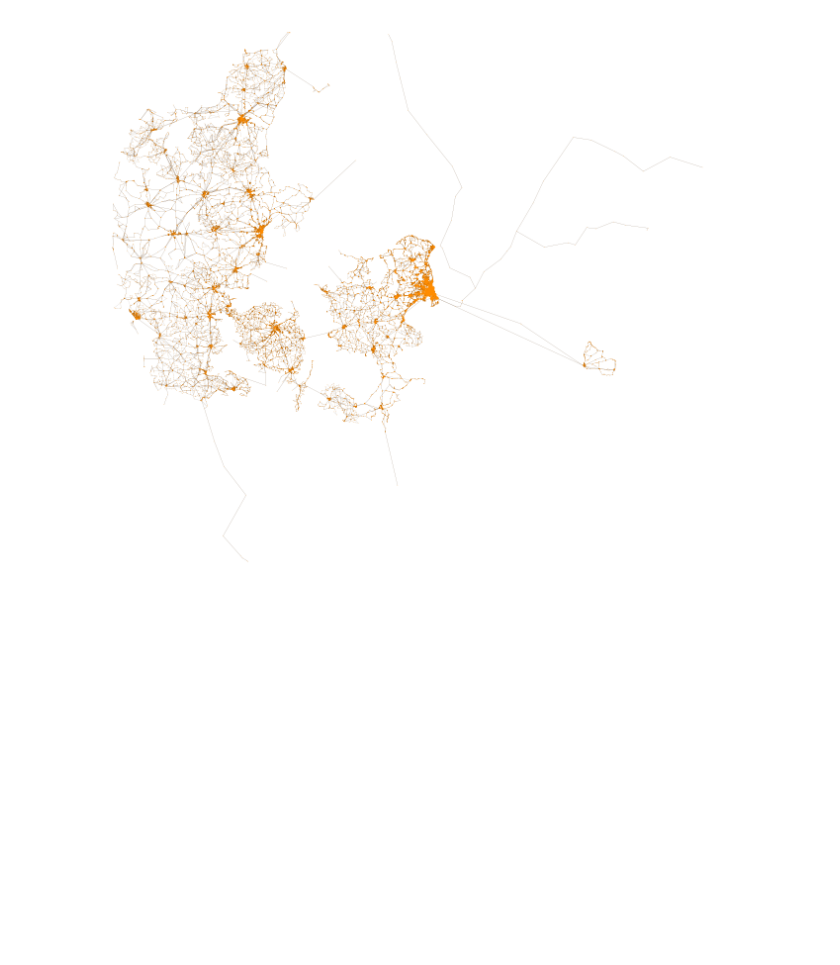
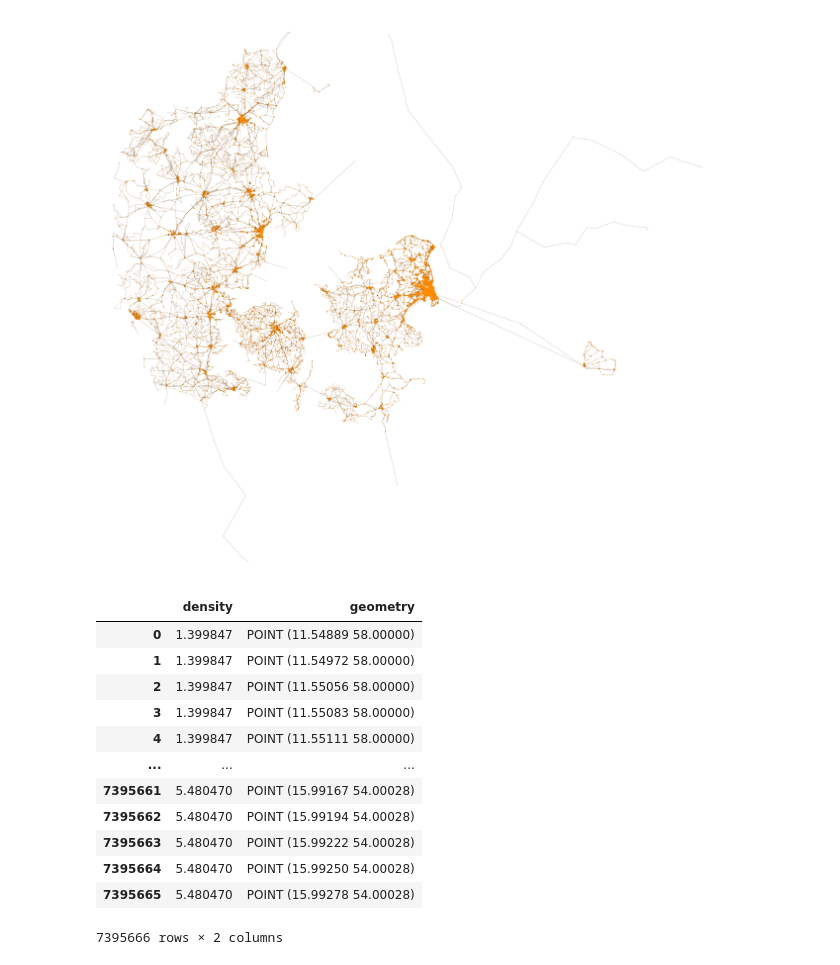
Before and after one commit to johanlaursen/imput, a Jupyter notebook: explore.ipynb, the cells around one changed output. Saved outputs shown, nothing was run; the diff lists cells and outputs as text; code cells hidden in the pictures; blank space fills up the shorter version.

```diff
--- a/explore.ipynb
+++ b/explore.ipynb
@@ -342,3 +342,24 @@ fig, ax = ox.plot_graph(G_walks,
              );
 # %% [output]
 [figure]
+# %%
+density_df = pd.read_csv('data/meta_density_2020.csv')
+density_df = gp.GeoDataFrame(
+    density_df, geometry=gp.points_from_xy(density_df.longitude, density_df.latitude), crs= 'EPSG:4326')
+density_df = density_df.drop(["longitude", "latitude"], axis=1).rename(columns={'dnk_general_2020':'density'})
+# %%
+density_df.to_crs('EPSG:4326')
+# %% [output]
+|  | density | geometry |
+| 0 | 1.399847 | POINT (11.54889 58.00000) |
+| 1 | 1.399847 | POINT (11.54972 58.00000) |
+| 2 | 1.399847 | POINT (11.55056 58.00000) |
+| 3 | 1.399847 | POINT (11.55083 58.00000) |
+| 4 | 1.399847 | POINT (11.55111 58.00000) |
+| ... | ... | ... |
+| 7395661 | 5.480470 | POINT (15.99167 54.00028) |
+| 7395662 | 5.480470 | POINT (15.99194 54.00028) |
+| 7395663 | 5.480470 | POINT (15.99222 54.00028) |
+| 7395664 | 5.480470 | POINT (15.99250 54.00028) |
+| 7395665 | 5.480470 | POINT (15.99278 54.00028) |
+7395666 rows × 2 columns
```
Also changed, not shown: parts of 6 cells of this notebook.
